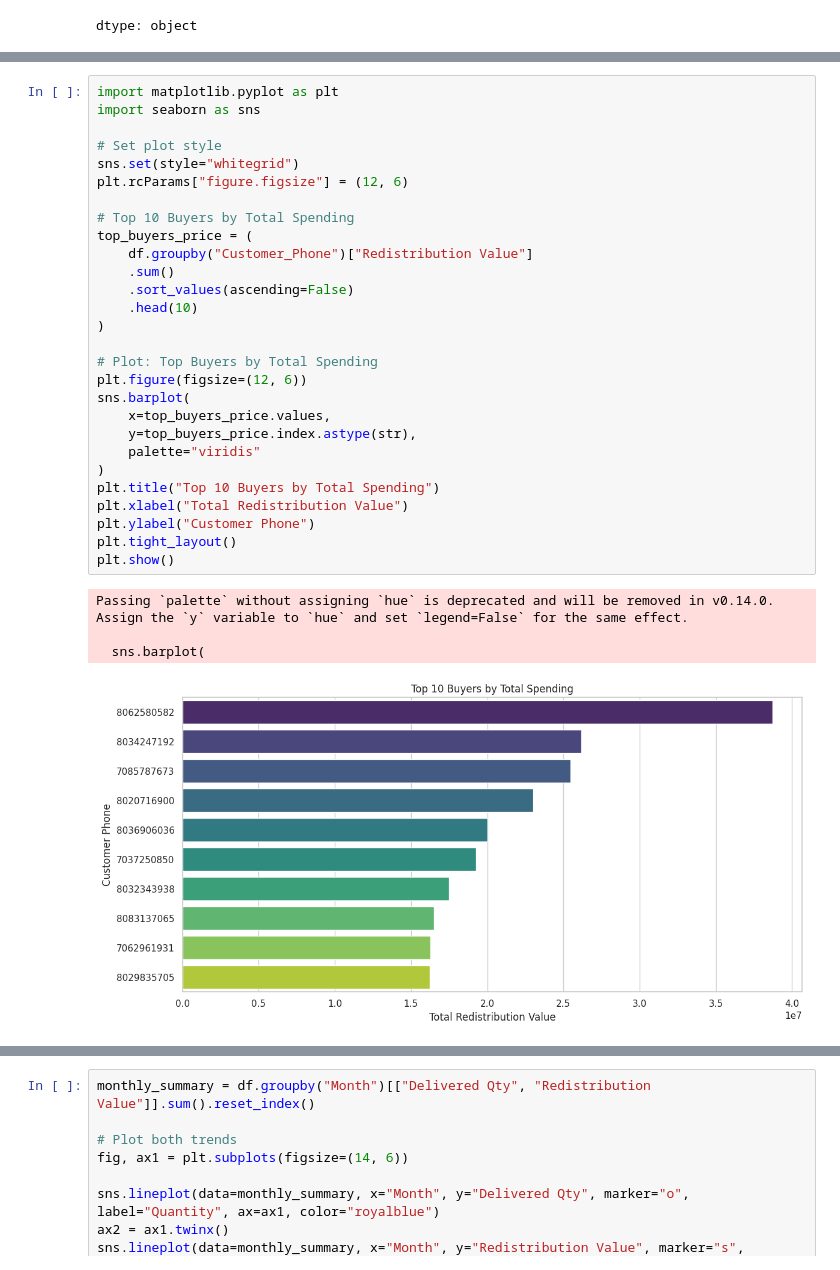
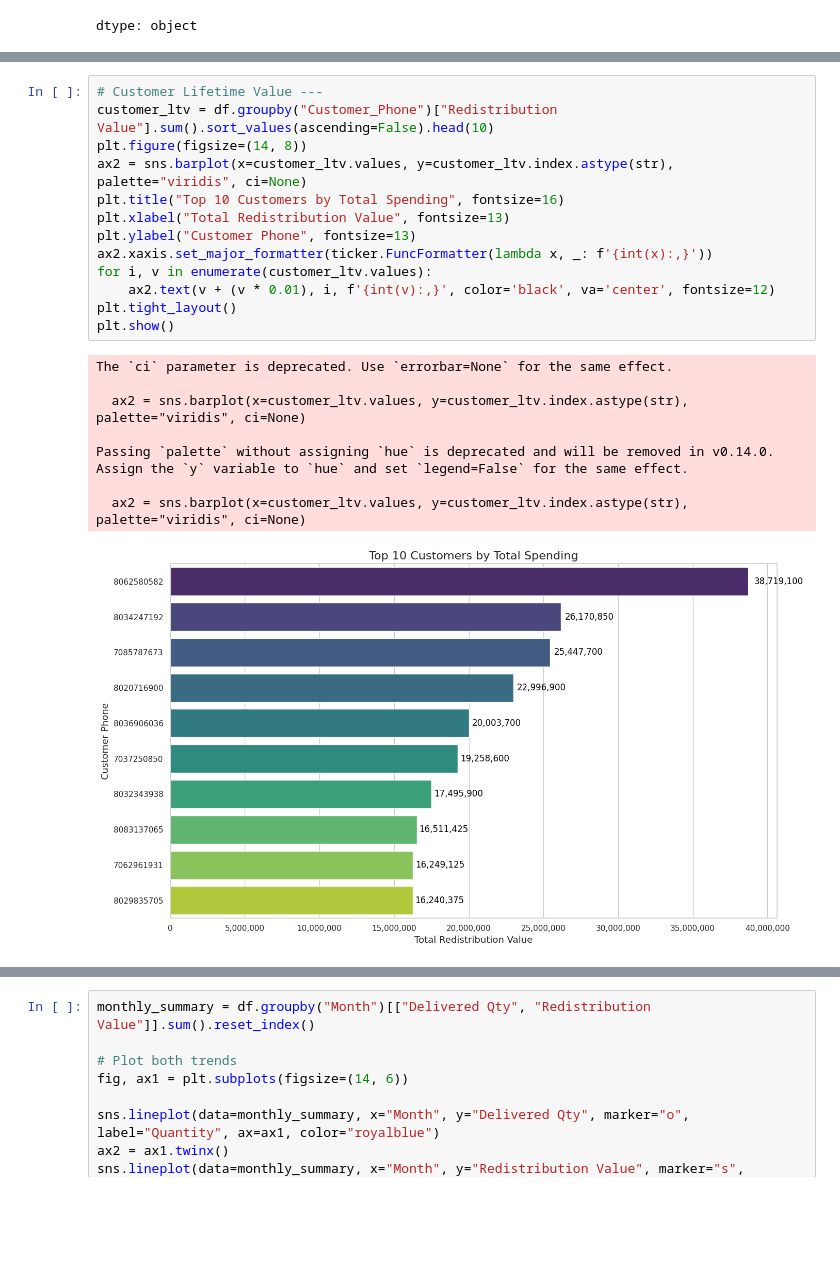
Before and after one commit to boiBASH/Tolaram_Projecct, a Jupyter notebook: tolaram_visualization.ipynb, the cells around one changed output, grey strips where cells are left out. Saved outputs shown, nothing was run; the diff lists cells and outputs as text; blank space fills up the shorter version.

```diff
--- a/tolaram_visualization.ipynb
+++ b/tolaram_visualization.ipynb
@@ -112,35 +148,24 @@ dtype: object
 # %%
-import matplotlib.pyplot as plt
-import seaborn as sns
-
-# Set plot style
-sns.set(style="whitegrid")
-plt.rcParams["figure.figsize"] = (12, 6)
-
-# Top 10 Buyers by Total Spending
-top_buyers_price = (
-    df.groupby("Customer_Phone")["Redistribution Value"]
-    .sum()
-    .sort_values(ascending=False)
-    .head(10)
-)
-
-# Plot: Top Buyers by Total Spending
-plt.figure(figsize=(12, 6))
-sns.barplot(
-    x=top_buyers_price.values,
-    y=top_buyers_price.index.astype(str),
-    palette="viridis"
-)
-plt.title("Top 10 Buyers by Total Spending")
-plt.xlabel("Total Redistribution Value")
-plt.ylabel("Customer Phone")
+# Customer Lifetime Value ---
+customer_ltv = df.groupby("Customer_Phone")["Redistribution Value"].sum().sort_values(ascending=False).head(10)
+plt.figure(figsize=(14, 8))
+ax2 = sns.barplot(x=customer_ltv.values, y=customer_ltv.index.astype(str), palette="viridis", ci=None)
+plt.title("Top 10 Customers by Total Spending", fontsize=16)
+plt.xlabel("Total Redistribution Value", fontsize=13)
+plt.ylabel("Customer Phone", fontsize=13)
+ax2.xaxis.set_major_formatter(ticker.FuncFormatter(lambda x, _: f'{int(x):,}'))
+for i, v in enumerate(customer_ltv.values):
+    ax2.text(v + (v * 0.01), i, f'{int(v):,}', color='black', va='center', fontsize=12)
 plt.tight_layout()
 plt.show()
 # %% [output]
+The `ci` parameter is deprecated. Use `errorbar=None` for the same effect.
+
+  ax2 = sns.barplot(x=customer_ltv.values, y=customer_ltv.index.astype(str), palette="viridis", ci=None)
+
 Passing `palette` without assigning `hue` is deprecated and will be removed in v0.14.0. Assign the `y` variable to `hue` and set `legend=False` for the same effect.
 
-  sns.barplot(
+  ax2 = sns.barplot(x=customer_ltv.values, y=customer_ltv.index.astype(str), palette="viridis", ci=None)
-[figure, old version]
+[figure, new version]
 # %%
 # Top 10 Buyers by Quantity Purchased
```
Also changed, not shown: parts of 13 cells of this notebook.
